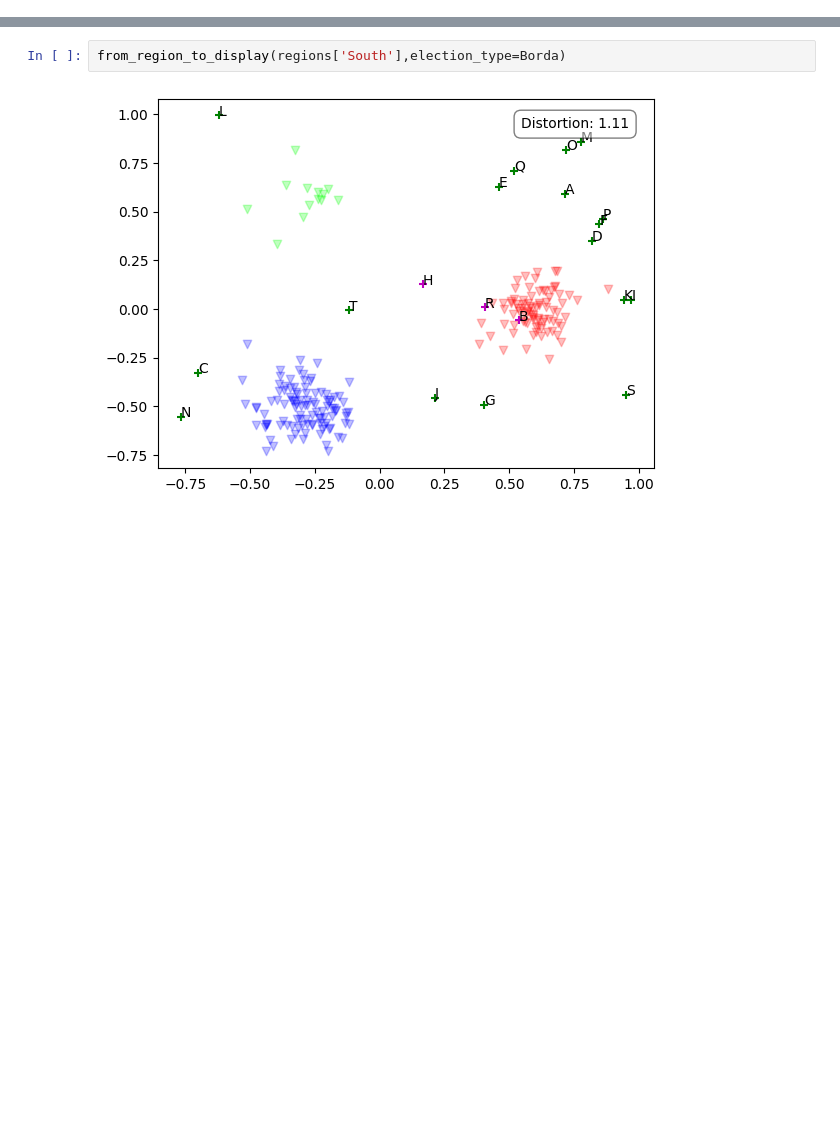
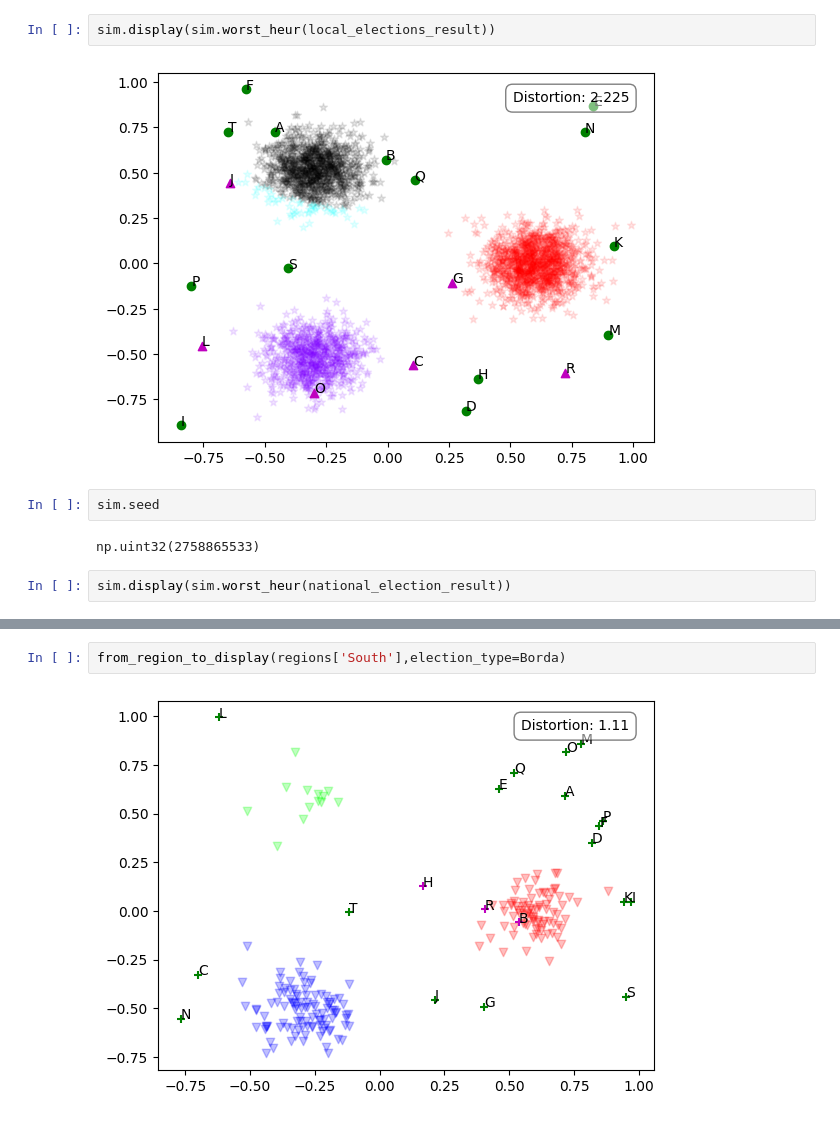
Before and after one commit to FayeAlephNil/bookish-spork, a Jupyter notebook: basics.ipynb, the cells around one changed output, grey strips where cells are left out. Cells and saved outputs as stored; diff of their text form; blank space fills up the shorter version.

```diff
--- a/basics.ipynb
+++ b/basics.ipynb
@@ -33,3 +76,13 @@ sim.display(national_election_result)
+# %%
+sim.display(sim.worst_heur(local_elections_result))
+# %% [output]
+[figure, added]
+# %%
+sim.seed
+# %% [output]
+np.uint32(2758865533)
+# %%
+sim.display(sim.worst_heur(national_election_result))
 # %%
 [sim.display(elec) for sim,elec in local_elections_result['locals']]
 # %% [output]
```
Also changed, not shown: parts of 13 cells of this notebook, 9 other files.
